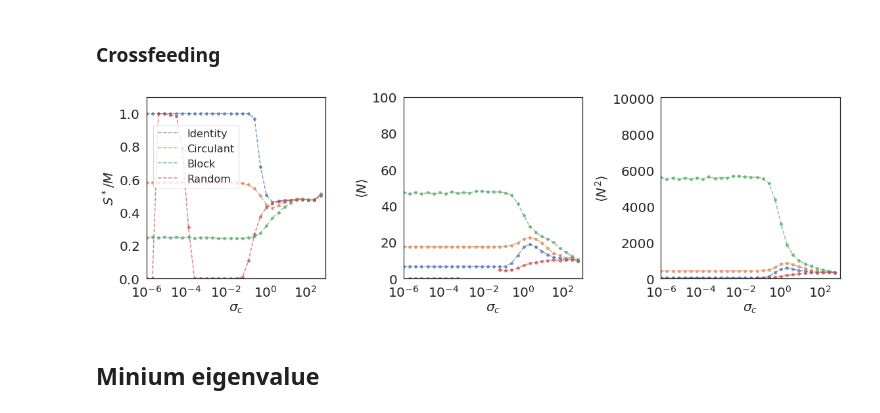
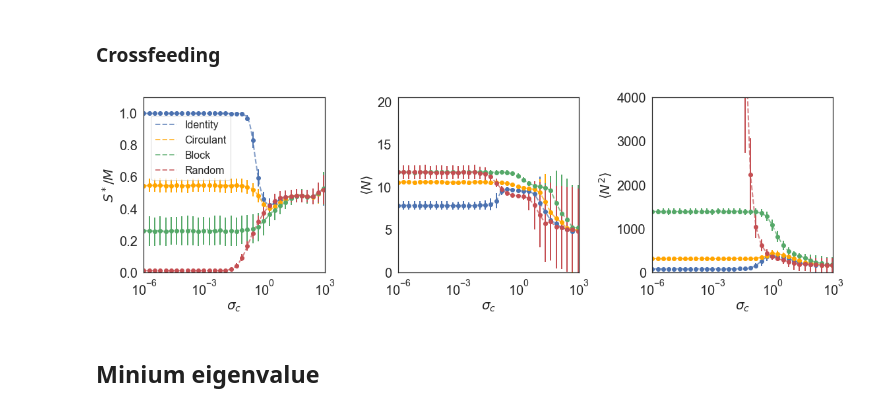
Before and after one commit to Emergent-Behaviors-in-Biology/typical-random-ecosystems, a Jupyter notebook: Plot_paper.ipynb, the cells around one changed output. Saved outputs shown, nothing was run; the diff lists cells and outputs as text; code cells hidden in the pictures.

```diff
--- a/Plot_paper.ipynb
+++ b/Plot_paper.ipynb
@@ -458,15 +458,15 @@ for i in range(3):
             #ax.set_title(r'Self-renewing dynamics',fontsize=15)
             ax.legend(loc='lower left',bbox_to_anchor=(0.01, 0.10, 0.6, 0.6),prop={'size':20})
         if i==1:
-            ax.plot(data['epsilon'][indices],data['mean_N_s'][indices],linestyle='dashed', alpha=0.7, label=Legend[j],linewidth=2,c=color[j])
-            ax.errorbar(data['epsilon'][indices], data['mean_N_s'][indices], yerr=data['mean_N_s_bar'][indices], label='_nolegend_', fmt='o',ecolor=color[j],c=color[j],linewidth=2)
+            ax.plot(data['epsilon'][indices],data['mean_N'][indices],linestyle='dashed', alpha=0.7, label=Legend[j],linewidth=2,c=color[j])
+            ax.errorbar(data['epsilon'][indices], data['mean_N'][indices], yerr=data['mean_N_bar'][indices], label='_nolegend_', fmt='o',ecolor=color[j],c=color[j],linewidth=2)
             ax.set_ylim([0, 1.5])
             ax.set_ylabel(r'$\left<N\right>$',fontsize=20)
             #ax.set_title(r'Self-renewing dynamics',fontsize=15)
             #ax.legend(loc='lower left',bbox_to_anchor=(0.01, 0.17, 0.6, 0.6))
         if i==2:
-            ax.plot(data['epsilon'][indices],data['q_N_s'][indices],linestyle='dashed', alpha=0.7, label=Legend[j],linewidth=2,c=color[j])
-            ax.errorbar(data['epsilon'][indices], data['q_N_s'][indices], yerr=data['q_N_s_bar'][indices], label='_nolegend_', fmt='o',ecolor=color[j],c=color[j],linewidth=2)
+            ax.plot(data['epsilon'][indices],data['q_N'][indices],linestyle='dashed', alpha=0.7, label=Legend[j],linewidth=2,c=color[j])
+            ax.errorbar(data['epsilon'][indices], data['q_N'][indices], yerr=data['q_N_bar'][indices], label='_nolegend_', fmt='o',ecolor=color[j],c=color[j],linewidth=2)
             ax.set_ylim([0,5.])
             ax.set_ylabel(r'$\left<N^2\right>$',fontsize=20)
             #ax.set_title(r'Self-renewing dynamics',fontsize=15)
@@ -509,16 +509,16 @@ for i in range(3):
             #ax.set_title(r'Self-renewing dynamics',fontsize=15)
             ax.legend(loc='lower left',bbox_to_anchor=(0.01, 0.10, 0.6, 0.6),prop={'size':20})
         if i==1:
-            ax.plot(data['epsilon'][indices],data['mean_N_s'][indices],linestyle='dashed', alpha=0.7, label=Legend[j],linewidth=2,c=color[j])
-            ax.errorbar(data['epsilon'][indices], data['mean_N_s'][indices], yerr=data['mean_N_s_bar'][indices], label='_nolegend_', fmt='o',ecolor=color[j],c=color[j],linewidth=2)
+            ax.plot(data['epsilon'][indices],data['mean_N'][indices],linestyle='dashed', alpha=0.7, label=Legend[j],linewidth=2,c=color[j])
+            ax.errorbar(data['epsilon'][indices], data['mean_N'][indices], yerr=data['mean_N_bar'][indices], label='_nolegend_', fmt='o',ecolor=color[j],c=color[j],linewidth=2)
             ax.set_ylim([0, 1.5])
             ax.set_ylabel(r'$\left<N\right>$',fontsize=20)
             #ax.set_title(r'Self-renewing dynamics',fontsize=15)
             #ax.legend(loc='lower left',bbox_to_anchor=(0.01, 0.17, 0.6, 0.6))
         if i==2:
-            ax.plot(data['epsilon'][indices],data['q_N_s'][indices],linestyle='dashed', alpha=0.7, label=Legend[j],linewidth=2,c=color[j])
-            ax.errorbar(data['epsilon'][indices], data['q_N_s'][indices], yerr=data['q_N_s_bar'][indices], label='_nolegend_', fmt='o',ecolor=color[j],c=color[j],linewidth=2)
-            ax.set_ylim([0,3.])
+            ax.plot(data['epsilon'][indices],data['q_N'][indices],linestyle='dashed', alpha=0.7, label=Legend[j],linewidth=2,c=color[j])
+            ax.errorbar(data['epsilon'][indices], data['q_N'][indices], yerr=data['q_N_bar'][indices], label='_nolegend_', fmt='o',ecolor=color[j],c=color[j],linewidth=2)
+            ax.set_ylim([0,1.5])
             ax.set_ylabel(r'$\left<N^2\right>$',fontsize=20)
             #ax.set_title(r'Self-renewing dynamics',fontsize=15)
             #ax.legend(loc='lower left',bbox_to_anchor=(0.01, 0.17, 0.6, 0.6))
@@ -799,52 +801,54 @@ fig.savefig(fig_name, dpi=300, transparent=True)
 # %% [markdown]
 ### Crossfeeding
 # %%
-Identity = pd.read_csv('Data/Community_gaussian_identity_crossfeeding_CVXOPT_log_v3.csv')
-Null = pd.read_csv('Data/Community_gaussian_null_crossfeeding_CVXOPT_log_v3.csv')
-Block = pd.read_csv('Data/Community_gaussian_block_crossfeeding_CVXOPT_log_v3.csv')
-Circulant = pd.read_csv('Data/Community_gaussian_circulant_crossfeeding_CVXOPT_log_v3.csv')
+Identity = pd.read_csv('Data/Community_gaussian_identity_crossfeeding_CVXOPT_log_v1.csv')
+Null = pd.read_csv('Data/Community_gaussian_null_crossfeeding_CVXOPT_log_v1.csv')
+Block = pd.read_csv('Data/Community_gaussian_block_crossfeeding_CVXOPT_log_v1.csv')
+Circulant = pd.read_csv('Data/Community_gaussian_circulant_crossfeeding_CVXOPT_log_v1.csv')
 Data=[Identity,Circulant, Block, Null]
 Legend = ["Identity", "Circulant", "Block", "Random"]
+color=['b','orange','g','r']
 fig, axs = plt.subplots(1, 3)
 axs = axs.ravel()
 for i in range(3):
     ax =axs[i]
     ax.set_xlim([10**(-6), 10**(3)])
     ax.set_xlabel(r'$\sigma_c$',fontsize=20)
     ax.set_xscale('log')
     ax.xaxis.set_tick_params(labelsize=20)
     ax.yaxis.set_tick_params(labelsize=20)
     for j in range(4):
         data=Data[j]
-        data =data[data['mu'] == 0.0]
-        indices=np.arange(0,len(data['epsilon']),5)
+        data =data[data['mu'] == 1.0]
+        data =data[data['K'] == 1.0]
+        indices=np.arange(0,len(data['epsilon']),6)
         if i==0:
-            ax.plot(data['epsilon'][indices],data['phi_N'][indices],linestyle='dashed', alpha=0.7, label=Legend[j])
-            ax.scatter(data['epsilon'][indices], data['phi_N'][indices], alpha=0.7, label='_nolegend_', s=15)
+            ax.plot(data['epsilon'],data['phi_N'],linestyle='dashed', alpha=0.7, label=Legend[j],linewidth=2,c=color[j])
+            ax.errorbar(data['epsilon'][indices], data['phi_N'][indices], yerr=data['phi_N_bar'][indices], label='_nolegend_', fmt='o',ecolor=color[j],c=color[j],linewidth=2)
             ax.set_ylim([0, 1.1])
             ax.set_ylabel(r'$S^*/M$',fontsize=20)
             #ax.set_title(r'Self-renewing dynamics',fontsize=15)
-            ax.legend(loc='lower left',bbox_to_anchor=(0.01, 0.47, 0.6, 0.6),prop={'size':16})
+            ax.legend(loc='lower left',bbox_to_anchor=(0.01, 0.50, 0.6, 0.6),prop={'size':16})
         if i==1:
-            ax.plot(data['epsilon'][indices],data['mean_N_s'][indices],linestyle='dashed', alpha=0.7, label=Legend[j])
-            ax.scatter(data['epsilon'][indices], data['mean_N_s'][indices], alpha=0.7, label='_nolegend_', s=15)
-            ax.set_ylim([0, 100.1])
+            ax.plot(data['epsilon'][indices],data['mean_N'][indices],linestyle='dashed', alpha=0.7, label=Legend[j],linewidth=2,c=color[j])
+            ax.errorbar(data['epsilon'][indices], data['mean_N'][indices], yerr=data['mean_N_bar'][indices], label='_nolegend_', fmt='o',ecolor=color[j],c=color[j],linewidth=2)
+            ax.set_ylim([0, 20.5])
             ax.set_ylabel(r'$\left<N\right>$',fontsize=20)
             #ax.set_title(r'Self-renewing dynamics',fontsize=15)
             #ax.legend(loc='lower left',bbox_to_anchor=(0.01, 0.17, 0.6, 0.6))
         if i==2:
-            ax.plot(data['epsilon'][indices],data['q_N_s'][indices],linestyle='dashed', alpha=0.7, label=Legend[j])
-            ax.scatter(data['epsilon'][indices], data['q_N_s'][indices], alpha=0.7, label='_nolegend_', s=15)
-            ax.set_ylim([0, 10065.1])
+            ax.plot(data['epsilon'][indices],data['q_N'][indices],linestyle='dashed', alpha=0.7, label=Legend[j],linewidth=2,c=color[j])
+            ax.errorbar(data['epsilon'][indices], data['q_N'][indices], yerr=data['q_N_bar'][indices], label='_nolegend_', fmt='o',ecolor=color[j],c=color[j],linewidth=2)
+            ax.set_ylim([0,4000.])
             ax.set_ylabel(r'$\left<N^2\right>$',fontsize=20)
             #ax.set_title(r'Self-renewing dynamics',fontsize=15)
-            #ax.legend(loc='lower left',bbox_to_anchor=(0.01, 0.17, 0.6, 0.6))
+
 fig.set_size_inches(16, 5)
 fig.tight_layout()
 fig_name='community_properties_crossfeeding.pdf'
 fig.savefig(fig_name, dpi=300, transparent=True)
 # %% [output]
-[figure, old version]
+[figure, new version]
 # %% [markdown]
 ## Minium eigenvalue
 # %% [markdown]
```
Also changed, not shown: parts of 12 cells of this notebook, 52 other files.
